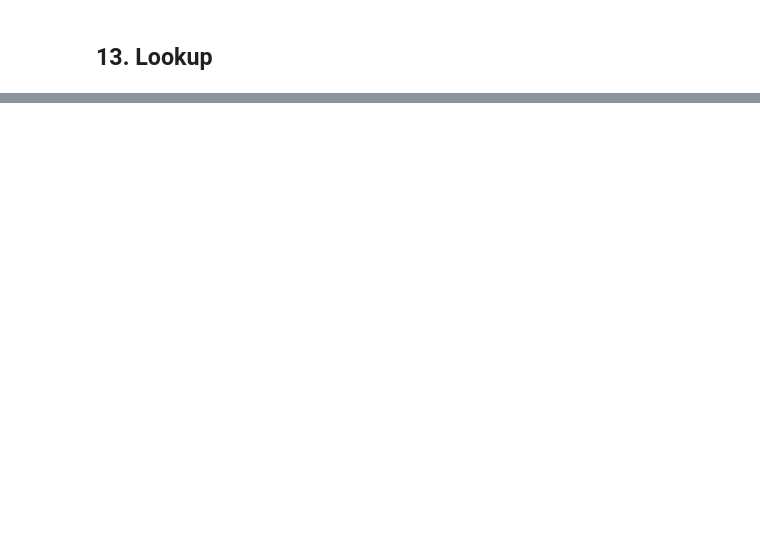
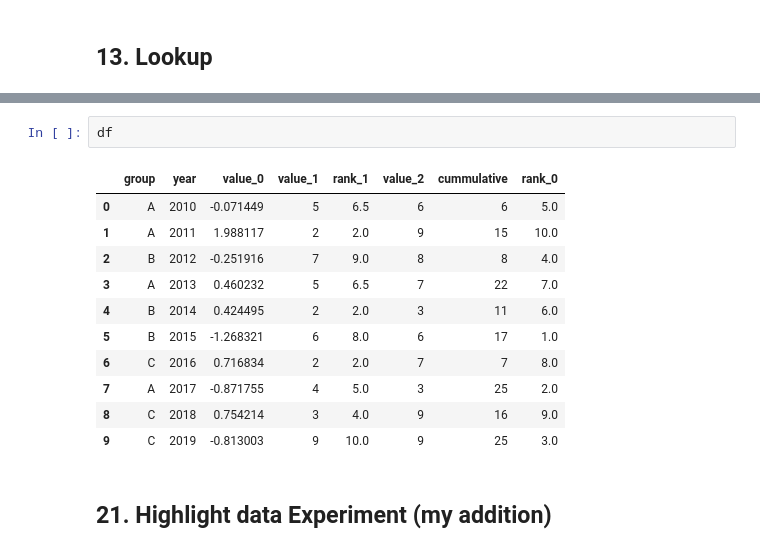
Before and after one commit to Rohitkg12/SelfLearn, a Jupyter notebook: 20 Pandas Functions That Will Boost Your Data Analysis Process - Soner Yıldırım.ipynb, the cells around one changed output, grey strips where cells are left out. Drawn from its saved outputs; the diff is of its cells as text; blank space fills up the shorter version.

Commit message:
22th sept, 2020 - Pandas Function - Boost Data Analysis

```diff
--- a/20 Pandas Functions That Will Boost Your Data Analysis Process - Soner Yıldırım.ipynb
+++ b/20 Pandas Functions That Will Boost Your Data Analysis Process - Soner Yıldırım.ipynb
@@ -636,0 +959,16 @@ df.groupby("group").mean()
+# %%
+df
+# %% [output]
+|  | group | year | value_0 | value_1 | rank_1 | value_2 | cummulative | rank_0 |
+| 0 | A | 2010 | -0.071449 | 5 | 6.5 | 6 | 6 | 5.0 |
+| 1 | A | 2011 | 1.988117 | 2 | 2.0 | 9 | 15 | 10.0 |
+| 2 | B | 2012 | -0.251916 | 7 | 9.0 | 8 | 8 | 4.0 |
+| 3 | A | 2013 | 0.460232 | 5 | 6.5 | 7 | 22 | 7.0 |
+| 4 | B | 2014 | 0.424495 | 2 | 2.0 | 3 | 11 | 6.0 |
+| 5 | B | 2015 | -1.268321 | 6 | 8.0 | 6 | 17 | 1.0 |
+| 6 | C | 2016 | 0.716834 | 2 | 2.0 | 7 | 7 | 8.0 |
+| 7 | A | 2017 | -0.871755 | 4 | 5.0 | 3 | 25 | 2.0 |
+| 8 | C | 2018 | 0.754214 | 3 | 4.0 | 9 | 16 | 9.0 |
+| 9 | C | 2019 | -0.813003 | 9 | 10.0 | 9 | 25 | 3.0 |
+# %% [markdown]
+## 21. Highlight data Experiment (my addition)
```
Also changed, not shown: parts of 89 cells of this notebook.
